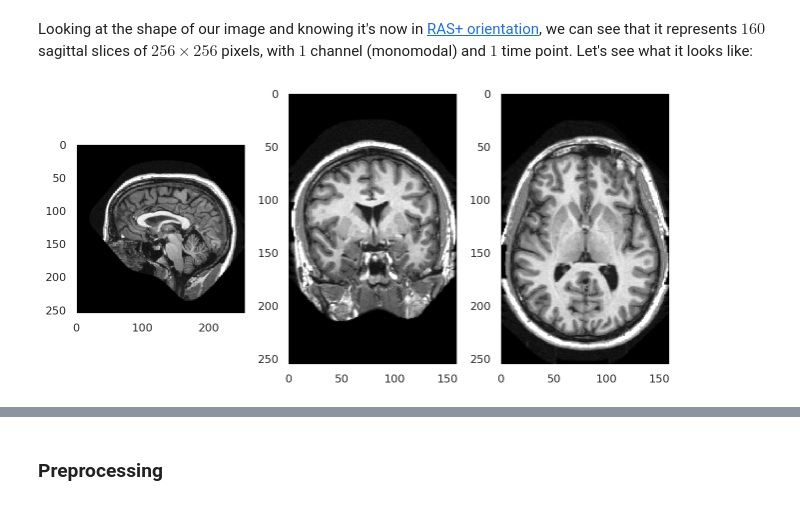
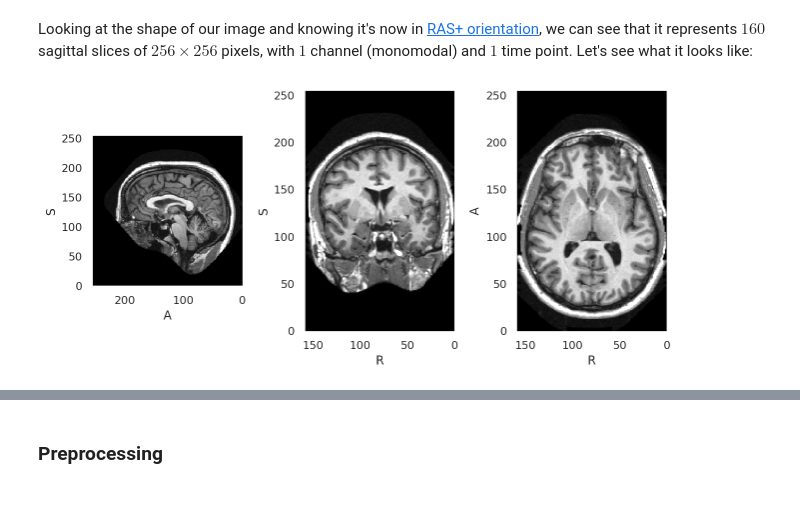
Before and after one commit to fepegar/tf2pt, a Jupyter notebook: MICCAI_2019.ipynb, the cells around one changed output, grey strips where cells are left out. Drawn from its saved outputs; the diff is of its cells as text; code cells hidden in the pictures.

```diff
--- a/MICCAI_2019.ipynb
+++ b/MICCAI_2019.ipynb
@@ -346,8 +335,8 @@ image_data_dict['image'].shape
 (160, 256, 256, 1, 1)
 # %% [markdown]
 Looking at the shape of our image and knowing it's now in [RAS+ orientation](http://www.grahamwideman.com/gw/brain/orientation/orientterms.htm), we can see that it represents $160$ sagittal slices of $256 \times 256$ pixels, with $1$ channel (monomodal) and $1$ time point. Let's see what it looks like:
-# %%
-visualization.plot_volume(image_data_dict['image'])
-# %% [output]
-[figure, removed]
+# %%
+visualization.plot_volume(original_image, title='Original volume')
+# %% [output]
+[figure, added]
 # %%
```
Also changed, not shown: parts of 54 cells of this notebook, 4 other files.
